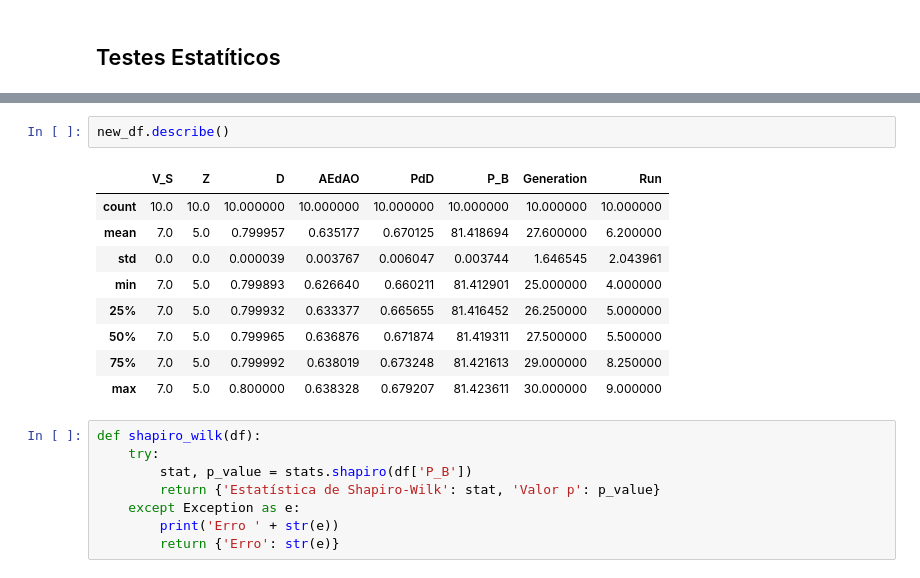
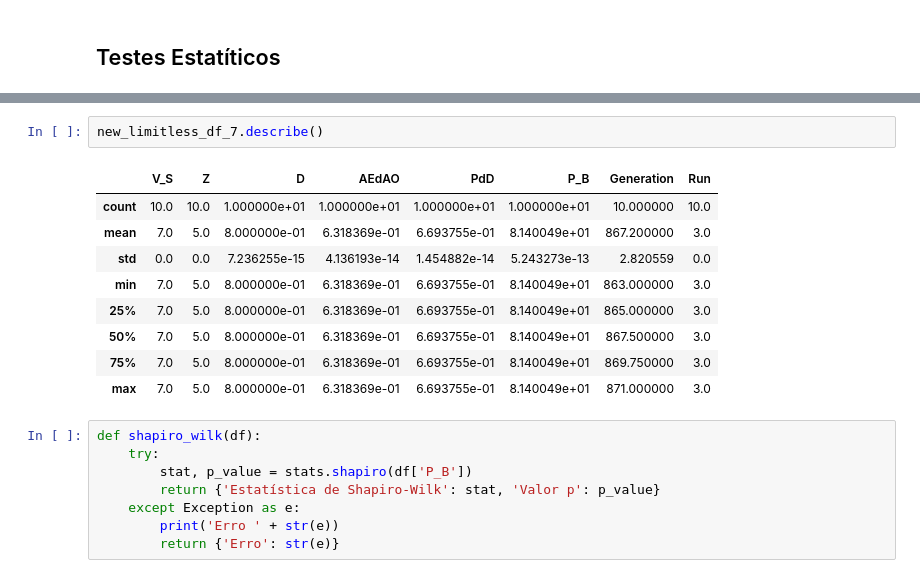
Before and after one commit to JoeVogel/vessel-propeller-optimization-improved, a Jupyter notebook: analisys/compare_with_old_method_cma.ipynb, the cells around one changed output, grey strips where cells are left out. Drawn from its saved outputs; the diff is of its cells as text.

```diff
--- a/analisys/compare_with_old_method.ipynb
+++ b/analisys/compare_with_old_method_cma.ipynb
@@ -603,17 +619,17 @@ old_df.describe()
 | 75% | 0.799983 | 0.635847 | 0.671495 | 5.0 | 81.428203 | 0.0 | 6.000000 | 27.000000 |
 | max | 0.800000 | 0.640542 | 0.678756 | 5.0 | 81.430042 | 0.0 | 9.000000 | 28.000000 |
 # %%
-new_df.describe()
+new_limitless_df_7.describe()
 # %% [output]
 |  | V_S | Z | D | AEdAO | PdD | P_B | Generation | Run |
-| count | 10.0 | 10.0 | 10.000000 | 10.000000 | 10.000000 | 10.000000 | 10.000000 | 10.000000 |
-| mean | 7.0 | 5.0 | 0.799957 | 0.635177 | 0.670125 | 81.418694 | 27.600000 | 6.200000 |
-| std | 0.0 | 0.0 | 0.000039 | 0.003767 | 0.006047 | 0.003744 | 1.646545 | 2.043961 |
-| min | 7.0 | 5.0 | 0.799893 | 0.626640 | 0.660211 | 81.412901 | 25.000000 | 4.000000 |
-| 25% | 7.0 | 5.0 | 0.799932 | 0.633377 | 0.665655 | 81.416452 | 26.250000 | 5.000000 |
-| 50% | 7.0 | 5.0 | 0.799965 | 0.636876 | 0.671874 | 81.419311 | 27.500000 | 5.500000 |
-| 75% | 7.0 | 5.0 | 0.799992 | 0.638019 | 0.673248 | 81.421613 | 29.000000 | 8.250000 |
-| max | 7.0 | 5.0 | 0.800000 | 0.638328 | 0.679207 | 81.423611 | 30.000000 | 9.000000 |
+| count | 10.0 | 10.0 | 1.000000e+01 | 1.000000e+01 | 1.000000e+01 | 1.000000e+01 | 10.000000 | 10.0 |
+| mean | 7.0 | 5.0 | 8.000000e-01 | 6.318369e-01 | 6.693755e-01 | 8.140049e+01 | 867.200000 | 3.0 |
+| std | 0.0 | 0.0 | 7.236255e-15 | 4.136193e-14 | 1.454882e-14 | 5.243273e-13 | 2.820559 | 0.0 |
+| min | 7.0 | 5.0 | 8.000000e-01 | 6.318369e-01 | 6.693755e-01 | 8.140049e+01 | 863.000000 | 3.0 |
+| 25% | 7.0 | 5.0 | 8.000000e-01 | 6.318369e-01 | 6.693755e-01 | 8.140049e+01 | 865.000000 | 3.0 |
+| 50% | 7.0 | 5.0 | 8.000000e-01 | 6.318369e-01 | 6.693755e-01 | 8.140049e+01 | 867.500000 | 3.0 |
+| 75% | 7.0 | 5.0 | 8.000000e-01 | 6.318369e-01 | 6.693755e-01 | 8.140049e+01 | 869.750000 | 3.0 |
+| max | 7.0 | 5.0 | 8.000000e-01 | 6.318369e-01 | 6.693755e-01 | 8.140049e+01 | 871.000000 | 3.0 |
 # %%
 def shapiro_wilk(df):
     try:
```
Also changed, not shown: parts of 7 cells of this notebook, 5 other files.
